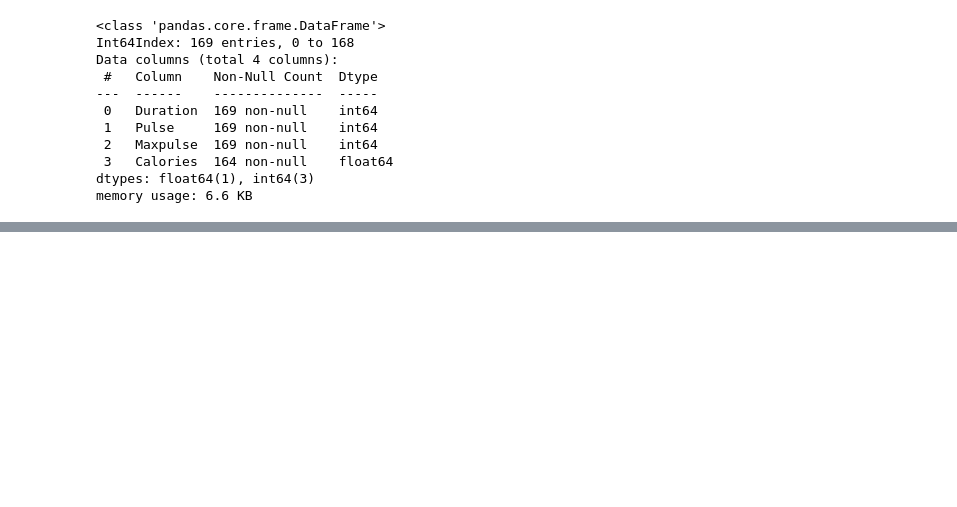
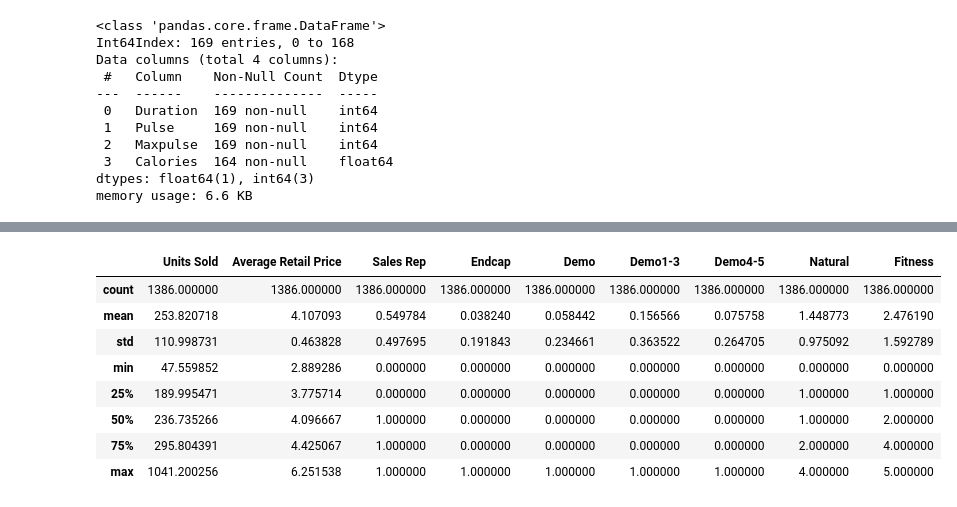
Before and after one commit to QOneK/NPower-Group-7, a Jupyter notebook: Pandas_group_activity.ipynb, the cells around one changed output, grey strips where cells are left out. Cells and saved outputs as stored; diff of their text form; code cells hidden in the pictures; blank space fills up the shorter version.

```diff
--- a/Pandas_group_activity.ipynb
+++ b/Pandas_group_activity.ipynb
@@ -255,0 +355,14 @@ dfjay.to_json('Jay1.json')
+# %%
+#Give the summary for the numeric columns in the dataset
+dfnumeric=dfGoodBelly._get_numeric_data()
+dfnumeric.describe()
+# %% [output]
+|  | Units Sold | Average Retail Price | Sales Rep | Endcap | Demo | Demo1-3 | Demo4-5 | Natural | Fitness |
+| count | 1386.000000 | 1386.000000 | 1386.000000 | 1386.000000 | 1386.000000 | 1386.000000 | 1386.000000 | 1386.000000 | 1386.000000 |
+| mean | 253.820718 | 4.107093 | 0.549784 | 0.038240 | 0.058442 | 0.156566 | 0.075758 | 1.448773 | 2.476190 |
+| std | 110.998731 | 0.463828 | 0.497695 | 0.191843 | 0.234661 | 0.363522 | 0.264705 | 0.975092 | 1.592789 |
+| min | 47.559852 | 2.889286 | 0.000000 | 0.000000 | 0.000000 | 0.000000 | 0.000000 | 0.000000 | 0.000000 |
+| 25% | 189.995471 | 3.775714 | 0.000000 | 0.000000 | 0.000000 | 0.000000 | 0.000000 | 1.000000 | 1.000000 |
+| 50% | 236.735266 | 4.096667 | 1.000000 | 0.000000 | 0.000000 | 0.000000 | 0.000000 | 1.000000 | 2.000000 |
+| 75% | 295.804391 | 4.425067 | 1.000000 | 0.000000 | 0.000000 | 0.000000 | 0.000000 | 2.000000 | 4.000000 |
+| max | 1041.200256 | 6.251538 | 1.000000 | 1.000000 | 1.000000 | 1.000000 | 1.000000 | 4.000000 | 5.000000 |
```
Also changed, not shown: parts of 11 cells of this notebook.
